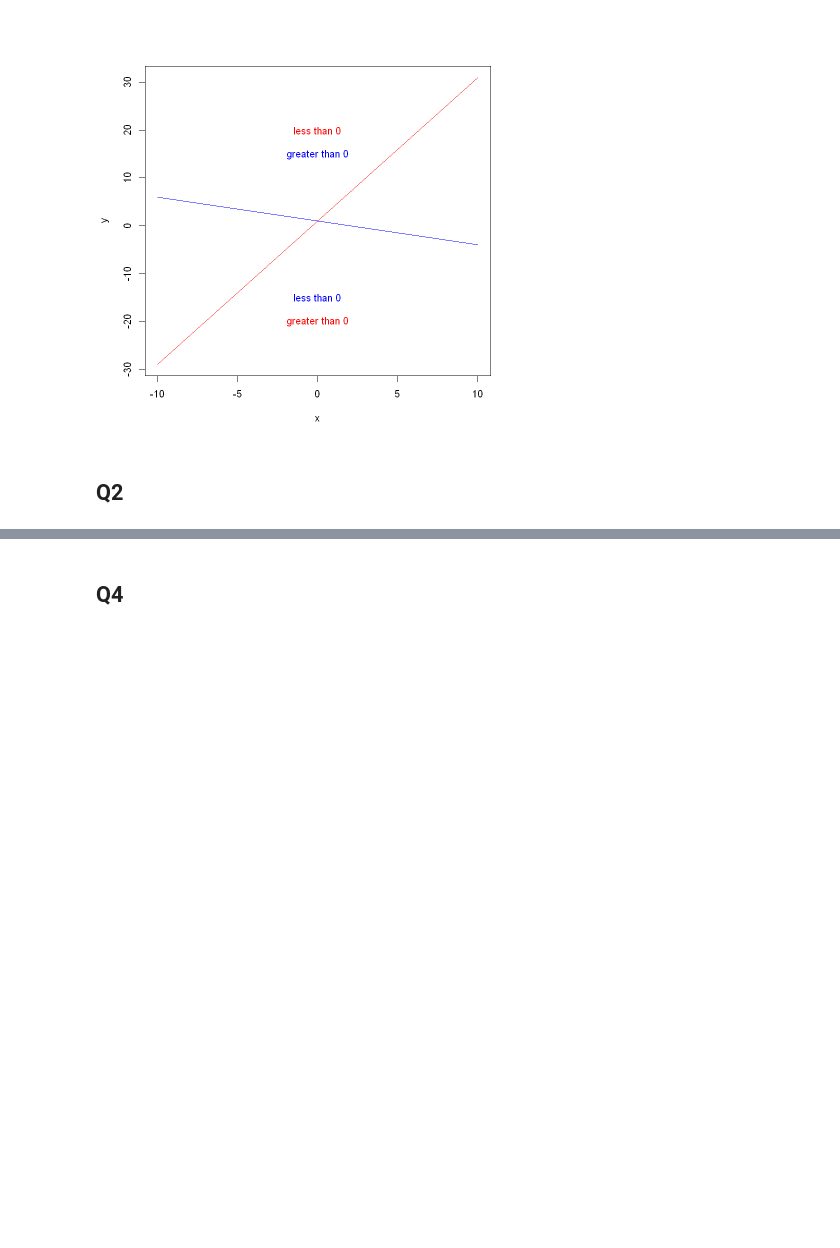
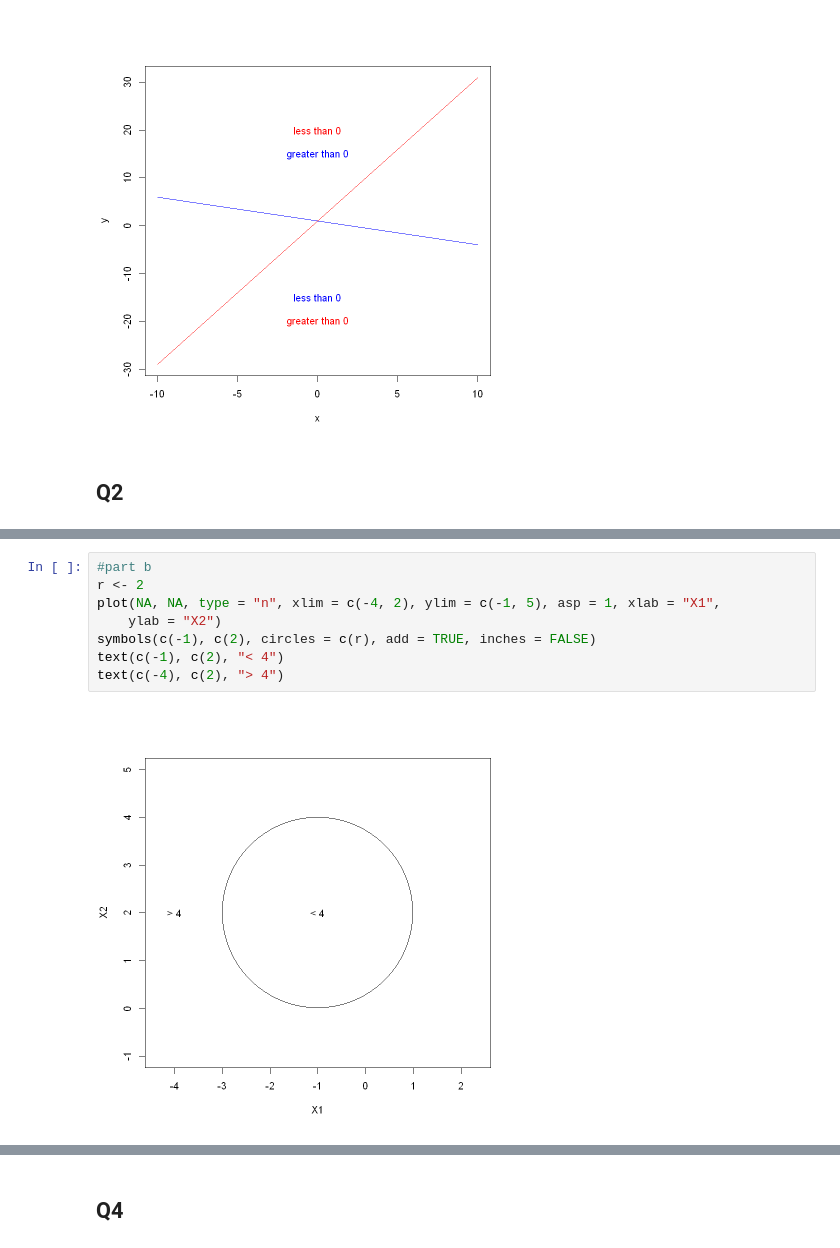
Before and after one commit to alipourmotlagh/MBD_statistical_learning, a Jupyter notebook: Chapter 9/Chap 9 Q 1,2,4,7,8.ipynb, the cells around one changed output, grey strips where cells are left out. Cells and saved outputs as stored; diff of their text form; blank space fills up the shorter version.

```diff
--- a/Chapter 9/Chap 9 Q 1,2,4,7,8.ipynb
+++ b/Chapter 9/Chap 9 Q 1,2,4,7,8.ipynb
@@ -42,0 +52,10 @@ text(c(0), c(15), "greater than 0", col = "blue")
+# %%
+#part b
+r <- 2
+plot(NA, NA, type = "n", xlim = c(-4, 2), ylim = c(-1, 5), asp = 1, xlab = "X1",
+    ylab = "X2")
+symbols(c(-1), c(2), circles = c(r), add = TRUE, inches = FALSE)
+text(c(-1), c(2), "< 4")
+text(c(-4), c(2), "> 4")
+# %% [output]
+[figure, added]
```
Also changed, not shown: parts of 4 cells of this notebook.
